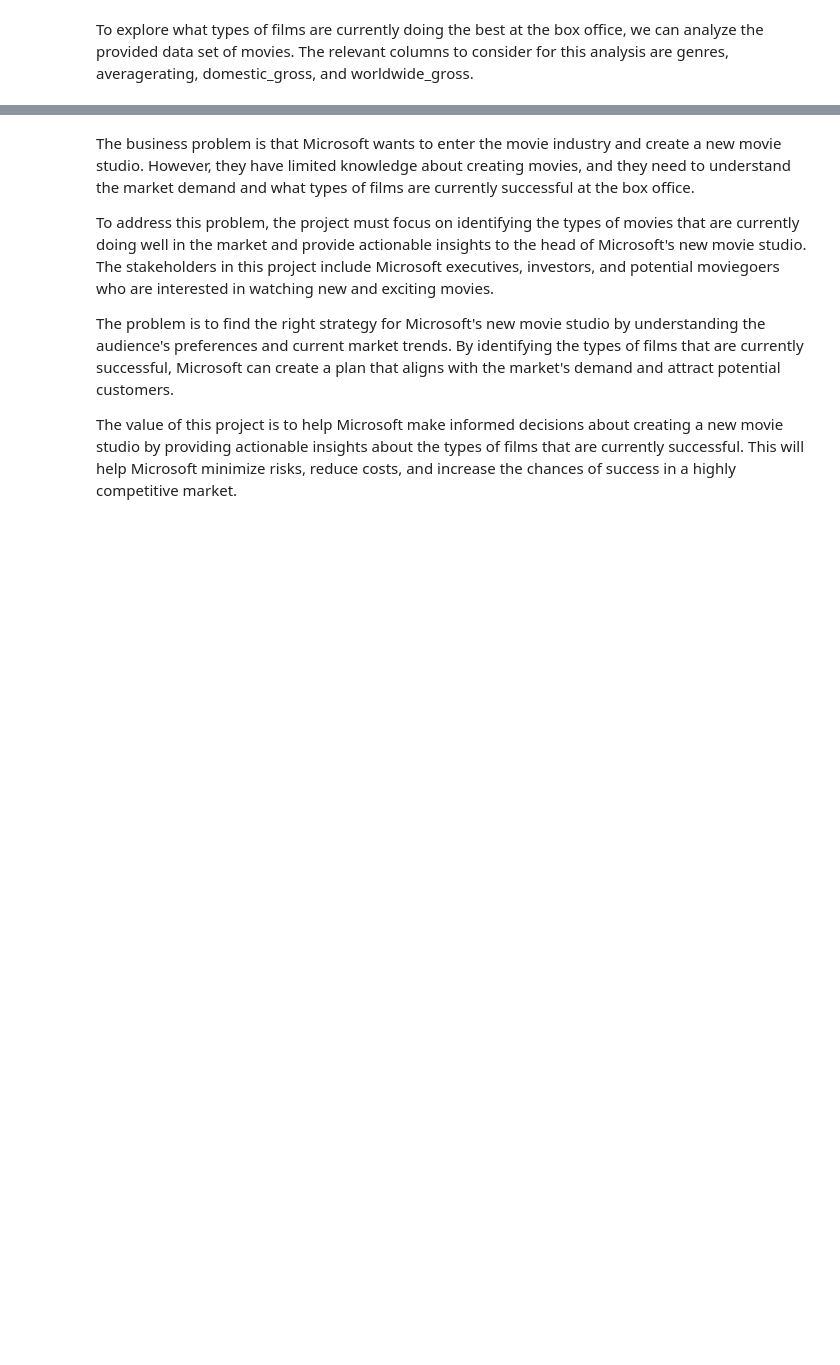
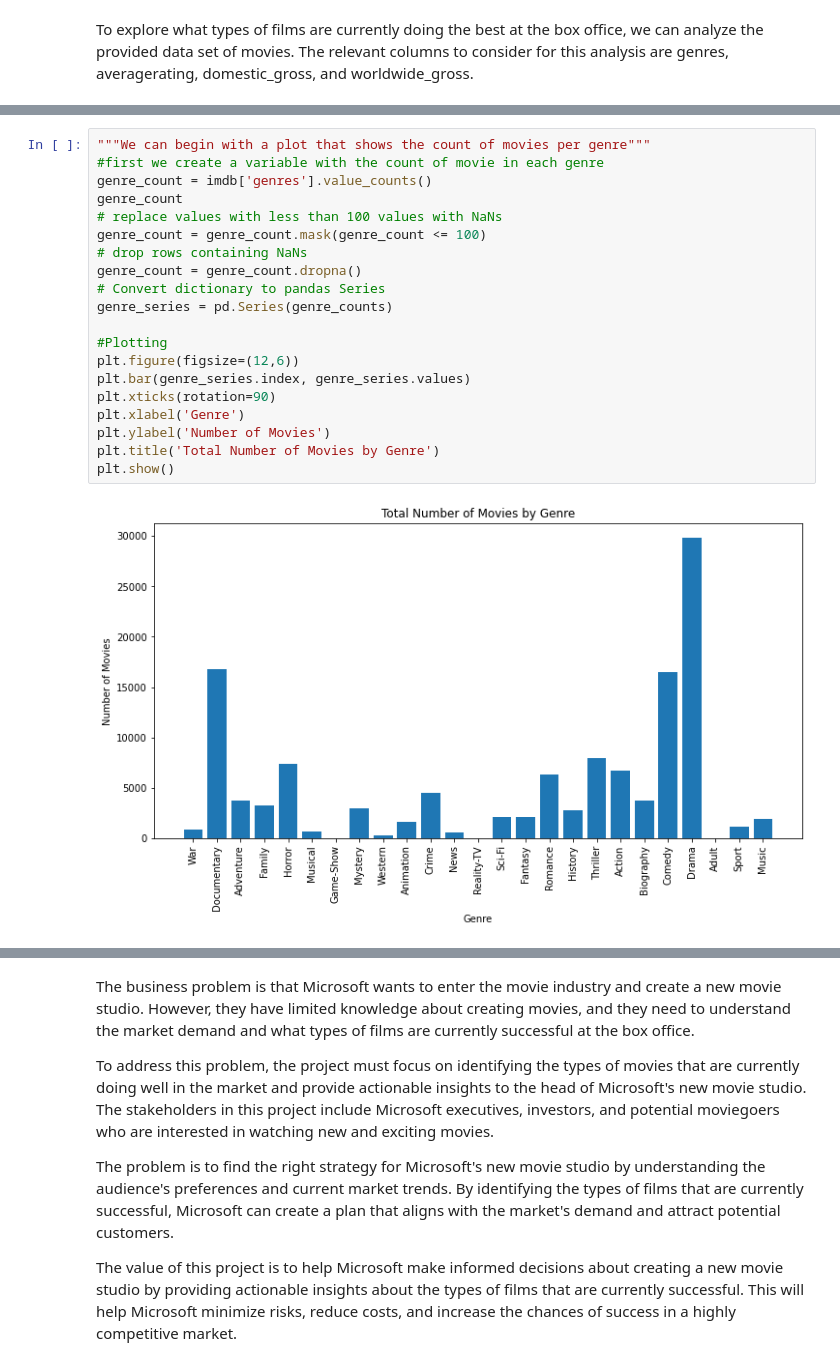
Before and after one commit to Imacharia/Microsoft-Movie-Studio-market-analysis, a Jupyter notebook: Movies Analysis-Data Visualizations.ipynb, the cells around one changed output, grey strips where cells are left out. Saved outputs shown, nothing was run; the diff lists cells and outputs as text; blank space fills up the shorter version.

Commit message:
Initial visualizations on two ipynb files

```diff
--- a/Movies Analysis-Data Visualizations.ipynb
+++ b/Movies Analysis-Data Visualizations.ipynb
@@ -998,0 +811,22 @@ AttributeError: 'DataFrame' object has no attribute 'genres'
+# %%
+"""We can begin with a plot that shows the count of movies per genre"""
+#first we create a variable with the count of movie in each genre
+genre_count = imdb['genres'].value_counts()
+genre_count
+# replace values with less than 100 values with NaNs
+genre_count = genre_count.mask(genre_count <= 100)
+# drop rows containing NaNs
+genre_count = genre_count.dropna()
+# Convert dictionary to pandas Series
+genre_series = pd.Series(genre_counts)
+
+#Plotting
+plt.figure(figsize=(12,6))
+plt.bar(genre_series.index, genre_series.values)
+plt.xticks(rotation=90)
+plt.xlabel('Genre')
+plt.ylabel('Number of Movies')
+plt.title('Total Number of Movies by Genre')
+plt.show()
+# %% [output]
+[figure, added]
```
Also changed, not shown: parts of 43 cells of this notebook, 2 other files.
